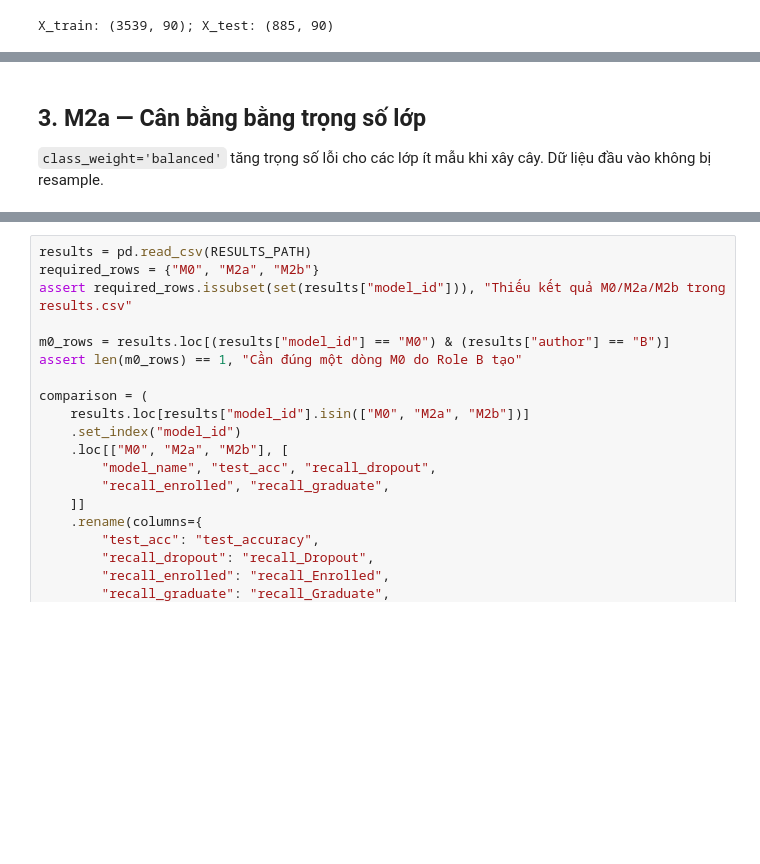
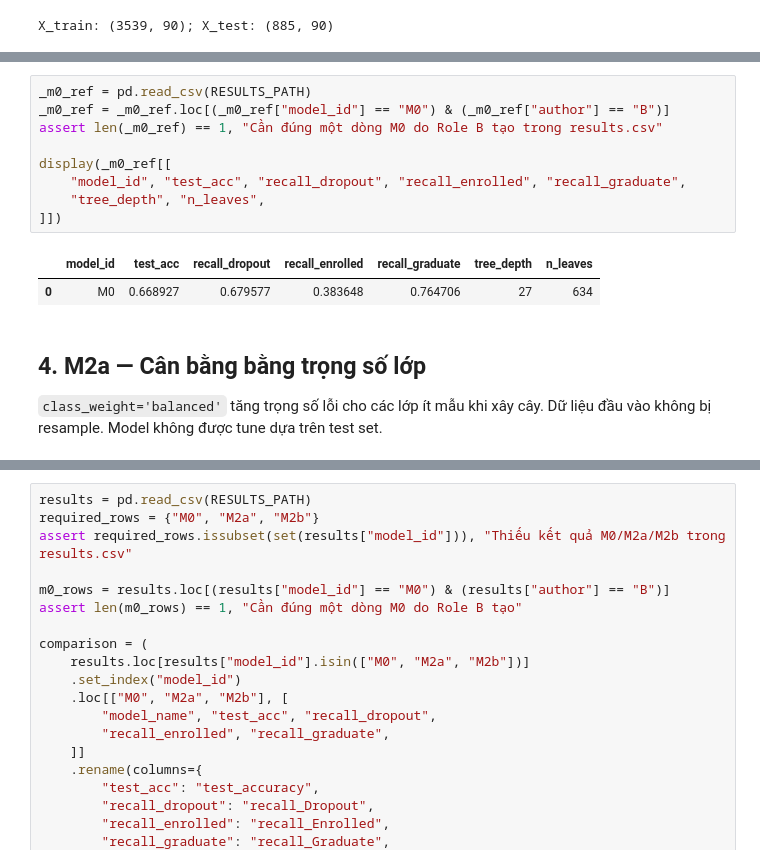
Before and after one commit to thphuc06/Lab2_DecisionTree, a Jupyter notebook: notebooks/04_improve_imbalance.ipynb, the cells around one changed output, grey strips where cells are left out. Cells and saved outputs as stored; diff of their text form; blank space fills up the shorter version.

```diff
--- a/notebooks/04_improve_imbalance.ipynb
+++ b/notebooks/04_improve_imbalance.ipynb
@@ -68,7 +99,19 @@ X_train: (3539, 90); X_test: (885, 90)
+# %%
+_m0_ref = pd.read_csv(RESULTS_PATH)
+_m0_ref = _m0_ref.loc[(_m0_ref["model_id"] == "M0") & (_m0_ref["author"] == "B")]
+assert len(_m0_ref) == 1, "Cần đúng một dòng M0 do Role B tạo trong results.csv"
+
+display(_m0_ref[[
+    "model_id", "test_acc", "recall_dropout", "recall_enrolled", "recall_graduate",
+    "tree_depth", "n_leaves",
+]])
+# %% [output]
+|  | model_id | test_acc | recall_dropout | recall_enrolled | recall_graduate | tree_depth | n_leaves |
+| 0 | M0 | 0.668927 | 0.679577 | 0.383648 | 0.764706 | 27 | 634 |
 # %% [markdown]
-## 3. M2a — Cân bằng bằng trọng số lớp
+## 4. M2a — Cân bằng bằng trọng số lớp
 
-`class_weight='balanced'` tăng trọng số lỗi cho các lớp ít mẫu khi xây cây. Dữ liệu đầu vào không bị resample.
+`class_weight='balanced'` tăng trọng số lỗi cho các lớp ít mẫu khi xây cây. Dữ liệu đầu vào không bị resample. Model không được tune dựa trên test set.
 # %%
 m2a = DecisionTreeClassifier(class_weight="balanced", random_state=42)
 m2a.fit(X_train, y_train)
```
Also changed, not shown: parts of 18 cells of this notebook, 7 other files.
